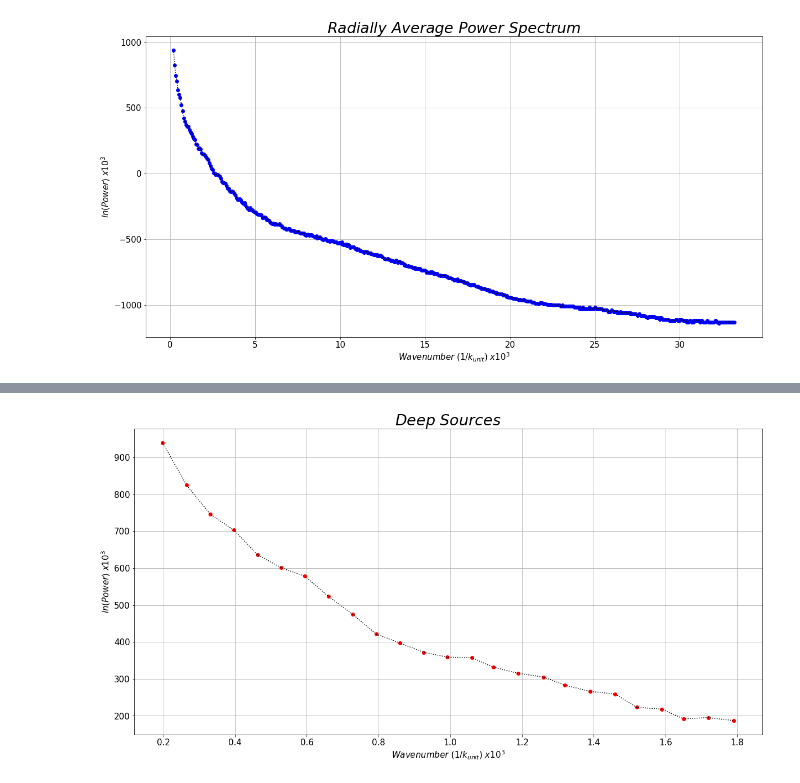
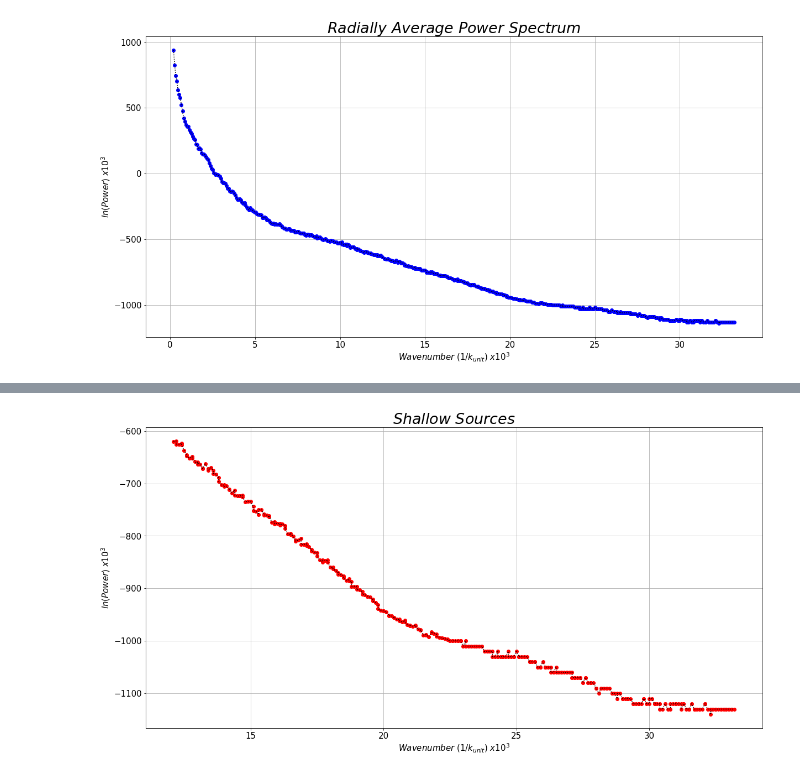
Before and after one commit to VictorCarreira/Power-Spectrum-, a Jupyter notebook: Power Spectrum.ipynb, the cells around one changed output, grey strips where cells are left out. Saved outputs shown, nothing was run; the diff lists cells and outputs as text; code cells hidden in the pictures.

Commit message:
Adding shallow sources

```diff
--- a/Power Spectrum.ipynb
+++ b/Power Spectrum.ipynb
@@ -70,22 +144,28 @@ deep = dado.head(25)
+# %%
+#Subdividindo o conjunto de dados em fonte rasa:
+
+df = pd.DataFrame(index = dado)
+shallow=dado.tail(420)
+
+#print(shallow)
 # %%
-#Gerando o Gráfico do escpetro de potência para fontes profundas:
-
-x=deep.iloc[:,0]/1000 #Normalizando o gráfico
-y=deep.iloc[:,2]/1000 #Normalizando o gráfico
+x=shallow.iloc[:,0]/1000 #Normalizando o gráfico
+y=shallow.iloc[:,2]/1000 #Normalizando o gráfico
 
 py.rcParams['figure.figsize'] = (20.0, 10.0)#Redimensiona a figura
 
 plt.plot( x, y, 'ro') # green bolinha
 plt.plot( x, y, 'k:', color='black') # linha pontilha orange
+#plt.plot( p, '-', color='black')
 
-plt.title("$Deep$ $Sources$", fontweight='normal', fontsize=27)
+plt.title("$Shallow$ $Sources$", fontweight='normal', fontsize=27)
 plt.tick_params(axis='both', labelsize=15)#aumenta o tamanho dos valores nos eixos
 
 plt.grid(True)
 plt.xlabel("$Wavenumber$ $(1/k_{unit})$ $x 10^{3}$", fontsize=15)
 plt.ylabel("$ln (Power)$ $x 10^{3}$", fontsize=15)
-plt.savefig('Imagens/Deep280118.eps')
+plt.savefig('Imagens/Shallow280118.eps')
 plt.show()
 plt.close()
 # %% [output]
-[figure, old version]
+[figure, new version]
```
Also changed, not shown: parts of 4 cells of this notebook.
